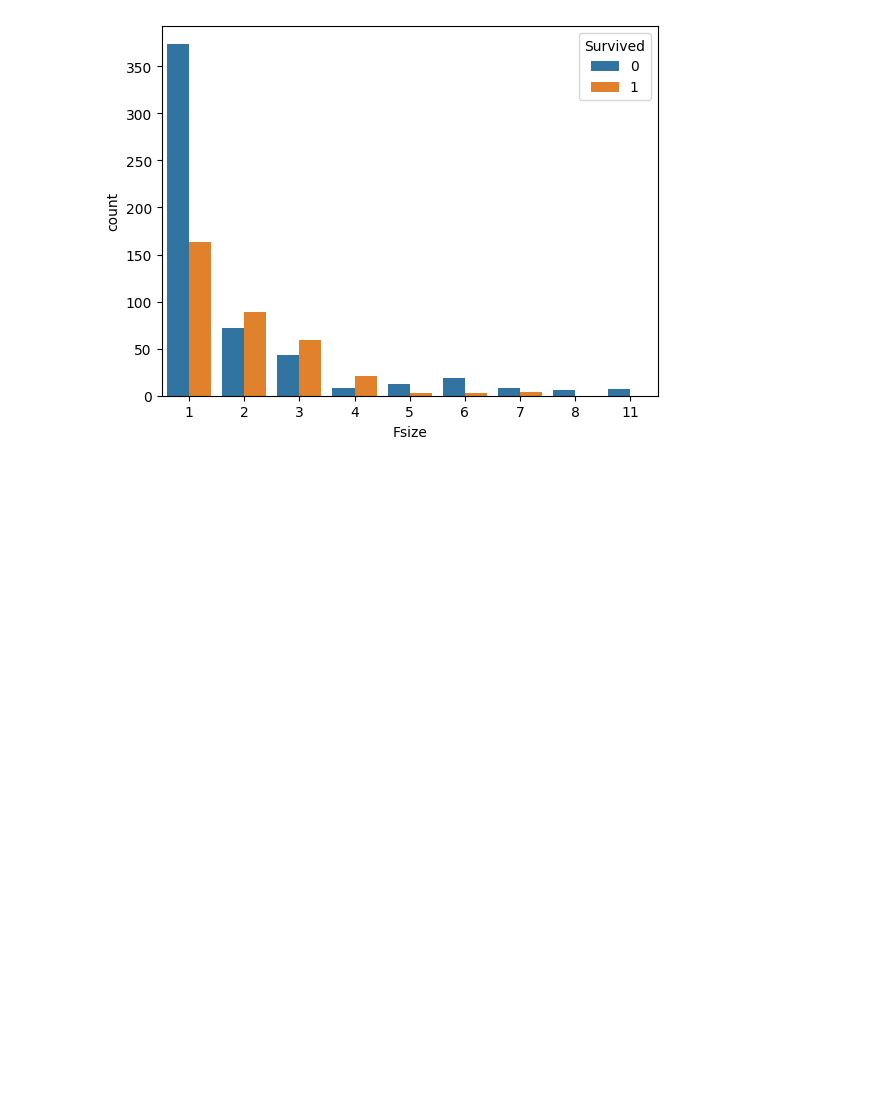
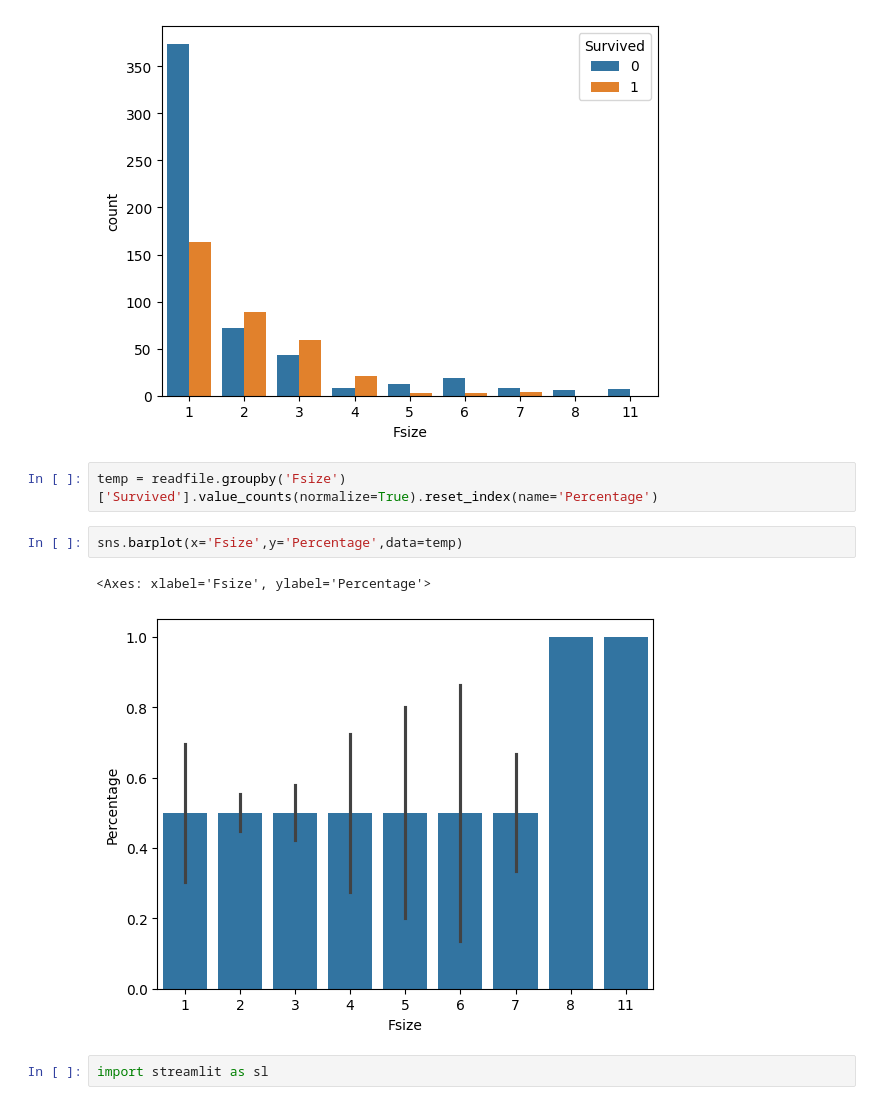
Before and after one commit to Aqib1012/Big_data_Certification, a Jupyter notebook: Wk3/day5.ipynb, the cells around one changed output. Cells and saved outputs as stored; diff of their text form; blank space fills up the shorter version.

```diff
--- a/Wk3/day5.ipynb
+++ b/Wk3/day5.ipynb
@@ -193,3 +193,12 @@ sns.countplot(x='Fsize',hue="Survived",data=readfile)
 # %% [output]
 <Axes: xlabel='Fsize', ylabel='count'>
 [figure]
+# %%
+temp = readfile.groupby('Fsize')['Survived'].value_counts(normalize=True).reset_index(name='Percentage')
+# %%
+sns.barplot(x='Fsize',y='Percentage',data=temp)
+# %% [output]
+<Axes: xlabel='Fsize', ylabel='Percentage'>
+[figure, added]
+# %%
+import streamlit as sl
```
Also changed, not shown: 2 other files.
